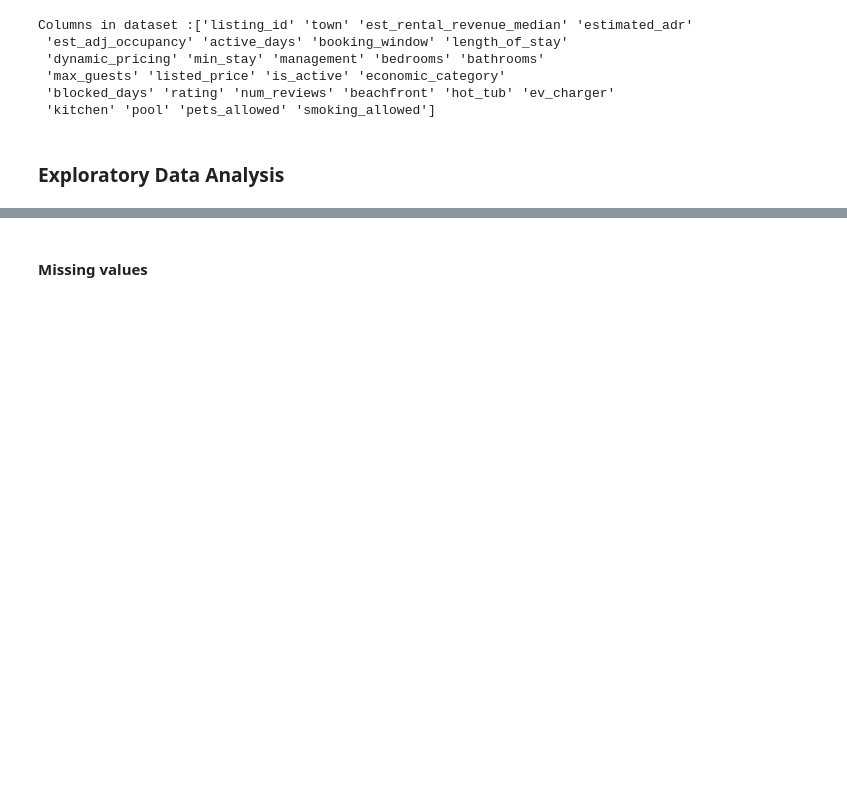
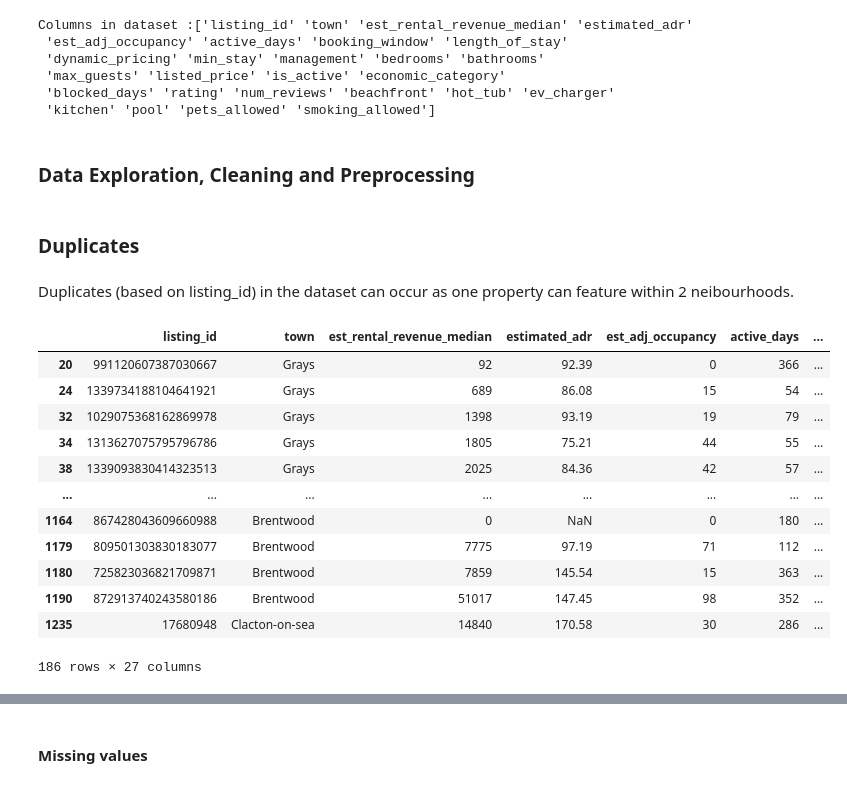
Before and after one commit to AvChilds/serviced_accommodation_ML_project, a Jupyter notebook: masters_assignment_1.ipynb, the cells around one changed output, grey strips where cells are left out. Saved outputs shown, nothing was run; the diff lists cells and outputs as text; code cells hidden in the pictures; blank space fills up the shorter version.

```diff
--- a/masters_assignment_1.ipynb
+++ b/masters_assignment_1.ipynb
@@ -174,4 +162,24 @@ Columns in dataset :['listing_id' 'town' 'est_rental_revenue_median' 'estimated_
 # %%
 #X_train.columns.values
 # %% [markdown]
-### **Exploratory Data Analysis**
+### **Data Exploration, Cleaning and Preprocessing**
+# %% [markdown]
+### Duplicates
+# %% [markdown]
+Duplicates (based on listing_id) in the dataset can occur as one property can feature within 2 neibourhoods.
+# %%
+data[data.duplicated(subset=['listing_id'], keep=False)]
+# %% [output]
+|  | listing_id | town | est_rental_revenue_median | estimated_adr | est_adj_occupancy | active_days | ... |
+| 20 | 991120607387030667 | Grays | 92 | 92.39 | 0 | 366 | ... |
+| 24 | 1339734188104641921 | Grays | 689 | 86.08 | 15 | 54 | ... |
+| 32 | 1029075368162869978 | Grays | 1398 | 93.19 | 19 | 79 | ... |
+| 34 | 1313627075795796786 | Grays | 1805 | 75.21 | 44 | 55 | ... |
+| 38 | 1339093830414323513 | Grays | 2025 | 84.36 | 42 | 57 | ... |
+| ... | ... | ... | ... | ... | ... | ... | ... |
+| 1164 | 867428043609660988 | Brentwood | 0 | NaN | 0 | 180 | ... |
+| 1179 | 809501303830183077 | Brentwood | 7775 | 97.19 | 71 | 112 | ... |
+| 1180 | 725823036821709871 | Brentwood | 7859 | 145.54 | 15 | 363 | ... |
+| 1190 | 872913740243580186 | Brentwood | 51017 | 147.45 | 98 | 352 | ... |
+| 1235 | 17680948 | Clacton-on-sea | 14840 | 170.58 | 30 | 286 | ... |
+186 rows × 27 columns
```
Also changed, not shown: parts of 22 cells of this notebook.
